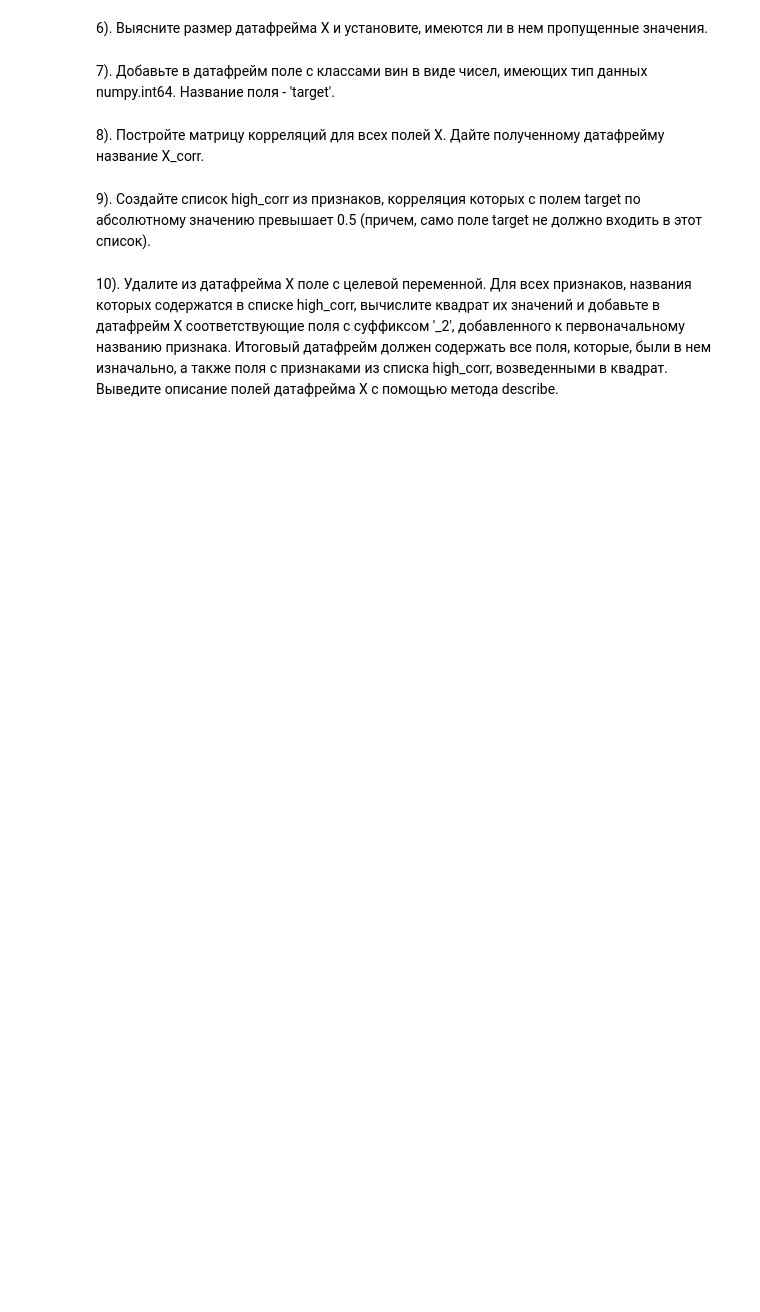
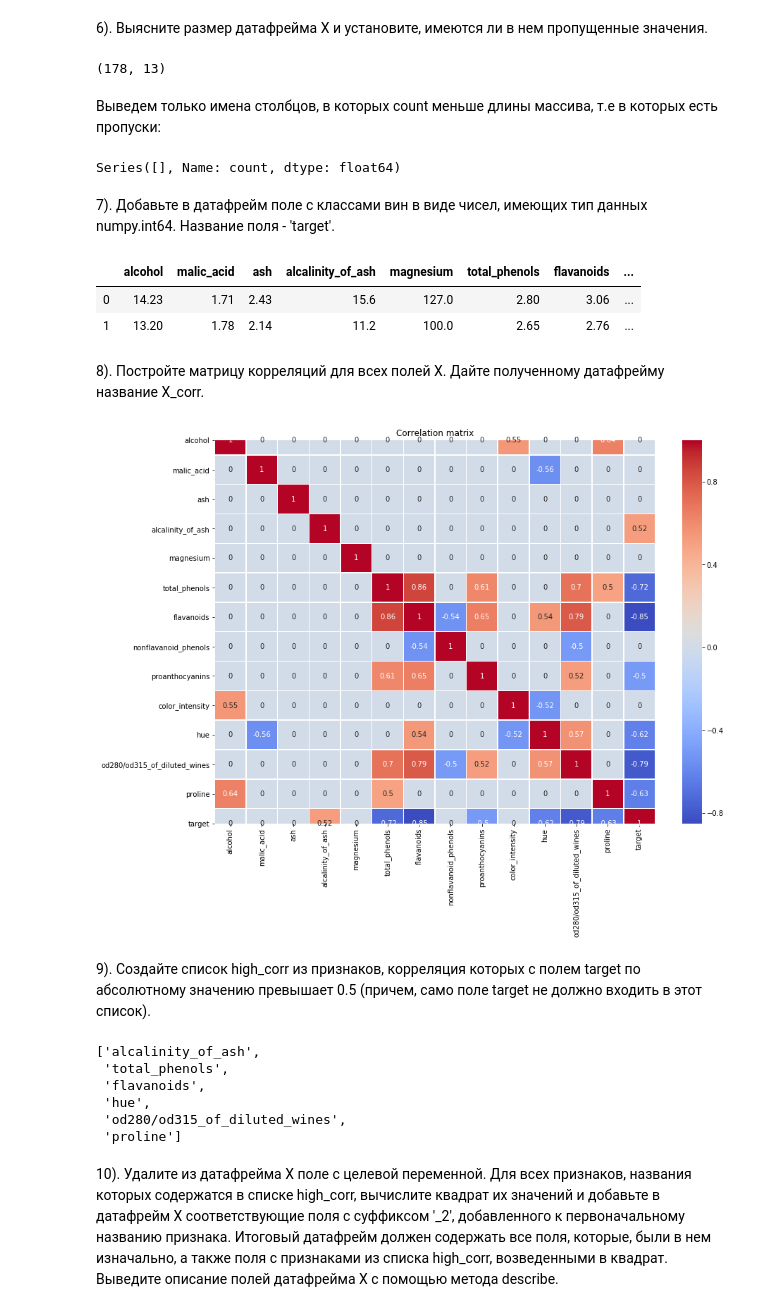
Before and after one commit to stureiko/GeekBrains, a Jupyter notebook: DataLibraries/Lesson_04_Scikit/Lesson_04_Scikit_hTask.ipynb, the cells around one changed output. Cells and saved outputs as stored; diff of their text form; code cells hidden in the pictures; blank space fills up the shorter version.

```diff
--- a/DataLibraries/Lesson_04_Scikit/Lesson_04_Scikit_hTask.ipynb
+++ b/DataLibraries/Lesson_04_Scikit/Lesson_04_Scikit_hTask.ipynb
@@ -498,2 +517,4 @@ Wine recognition dataset
 # %% [markdown]
 5). На основе данных датасета (они содержатся в двумерном массиве Numpy) и названий признаков создайте датафрейм под названием X.
+# %%
+X = pd.DataFrame(columns=data['feature_names'], data=data['data'])
@@ -500,10 +530,54 @@ Wine recognition dataset
 # %% [markdown]
 6). Выясните размер датафрейма X и установите, имеются ли в нем пропущенные значения.
+# %%
+X.shape
+# %% [output]
+(178, 13)
+# %% [markdown]
+Выведем только имена столбцов, в которых count меньше длины массива, т.е в которых есть пропуски:
+# %%
+desc = X.describe()
+desc.loc['count'][desc.loc['count'] < X.shape[0]]
+# %% [output]
+Series([], Name: count, dtype: float64)
 # %% [markdown]
 7). Добавьте в датафрейм поле с классами вин в виде чисел, имеющих тип данных numpy.int64. Название поля - 'target'.
+# %%
+X['target']=data['target']
+X.head(2)
+# %% [output]
+|  | alcohol | malic_acid | ash | alcalinity_of_ash | magnesium | total_phenols | flavanoids | ... |
+| 0 | 14.23 | 1.71 | 2.43 | 15.6 | 127.0 | 2.80 | 3.06 | ... |
+| 1 | 13.20 | 1.78 | 2.14 | 11.2 | 100.0 | 2.65 | 2.76 | ... |
 # %% [markdown]
 8). Постройте матрицу корреляций для всех полей X. Дайте полученному датафрейму название X_corr.
+# %%
+X_corr = X.corr()
+import matplotlib.pyplot as plt
+import seaborn as sns
+
+plt.figure(figsize=(14, 10))
+
+corr_matrix = np.round(X_corr, 2)
+corr_matrix[np.abs(corr_matrix) < 0.5] = 0
+
+sns.heatmap(corr_matrix, annot=True, linewidth=0.5, cmap='coolwarm')
+
+plt.title('Correlation matrix')
+plt.show()
+# %% [output]
+[figure, added]
 # %% [markdown]
 9). Создайте список high_corr из признаков, корреляция которых с полем target по абсолютному значению превышает 0.5 (причем, само поле target не должно входить в этот список).
+# %%
+high_corr = X_corr.loc['target'][(np.abs(X_corr.loc['target']) > 0.5) & (np.abs(X_corr.loc['target']) < 1)]
+high_corr.index.tolist()
+# %% [output]
+['alcalinity_of_ash',
+ 'total_phenols',
+ 'flavanoids',
+ 'hue',
+ 'od280/od315_of_diluted_wines',
+ 'proline']
 # %% [markdown]
 10). Удалите из датафрейма X поле с целевой переменной. Для всех признаков, названия которых содержатся в списке high_corr, вычислите квадрат их значений и добавьте в датафрейм X соответствующие поля с суффиксом '_2', добавленного к первоначальному названию признака. Итоговый датафрейм должен содержать все поля, которые, были в нем изначально, а также поля с признаками из списка high_corr, возведенными в квадрат. Выведите описание полей датафрейма X с помощью метода describe.
```
Also changed, not shown: parts of 37 cells of this notebook.
